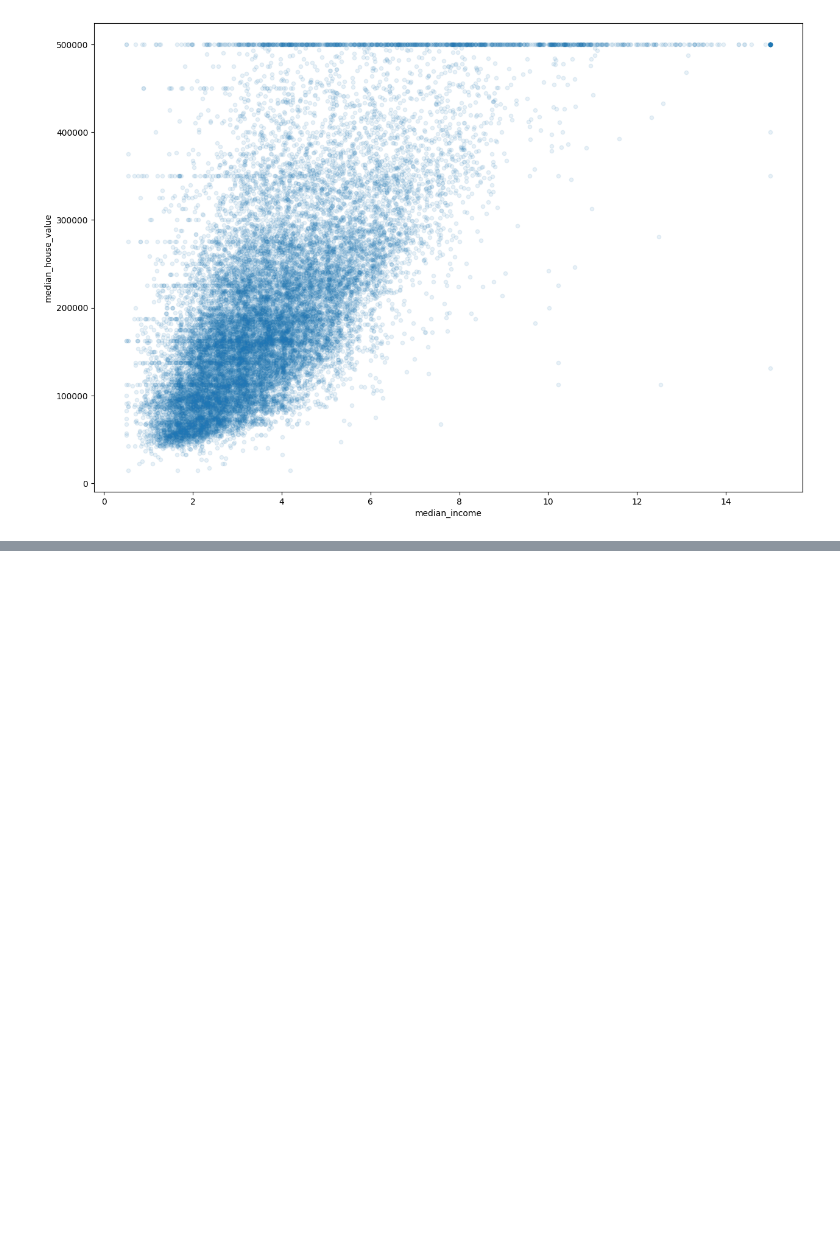
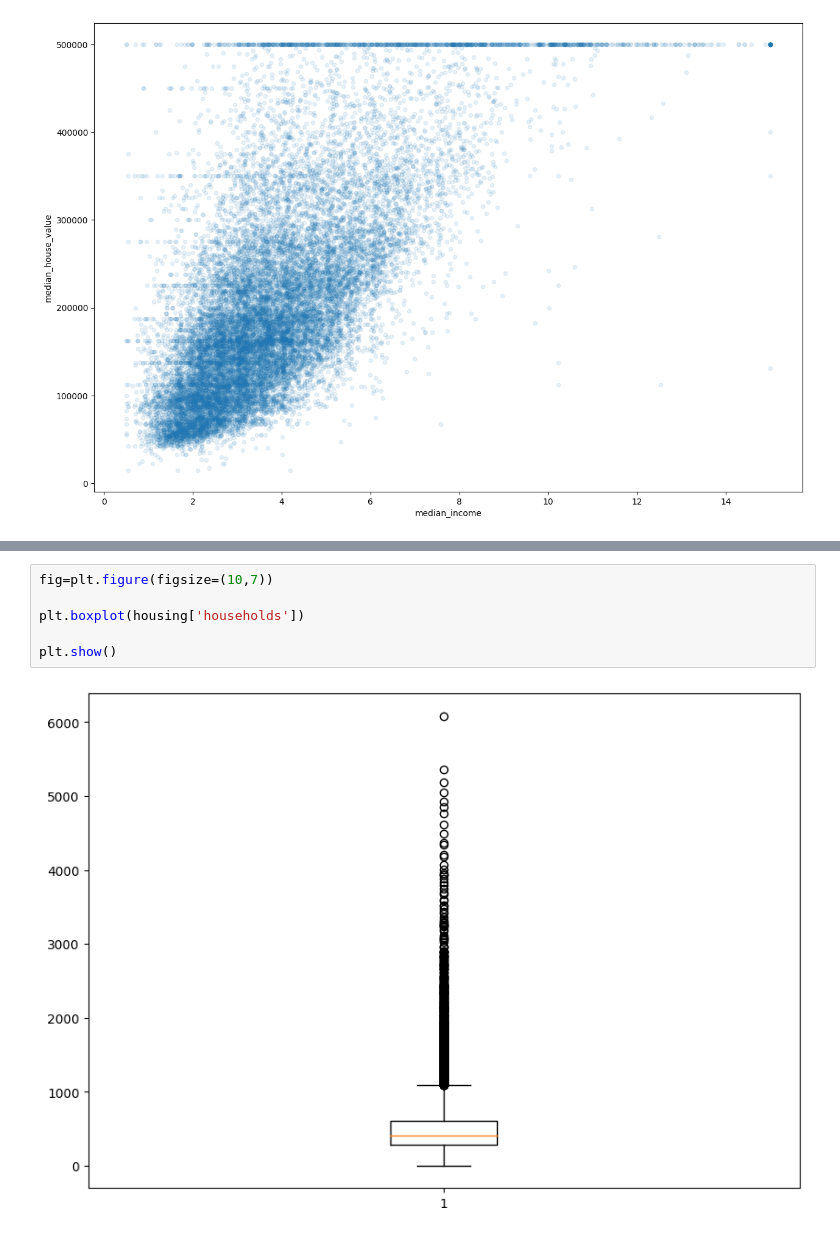
Before and after one commit to UnhookedMonk/California-Housing-Pricing-Project, a Jupyter notebook: Main Code.ipynb, the cells around one changed output, grey strips where cells are left out. Cells and saved outputs as stored; diff of their text form; blank space fills up the shorter version.

Commit message:
Tested data quality using box plots

```diff
--- a/Main Code.ipynb
+++ b/Main Code.ipynb
@@ -150,0 +172,8 @@ housing.plot(kind="scatter", x="median_income", y="median_house_value", alpha=0.
+# %%
+fig=plt.figure(figsize=(10,7))
+
+plt.boxplot(housing['households'])
+
+plt.show()
+# %% [output]
+[figure, added]
```
Also changed, not shown: parts of 4 cells of this notebook.
